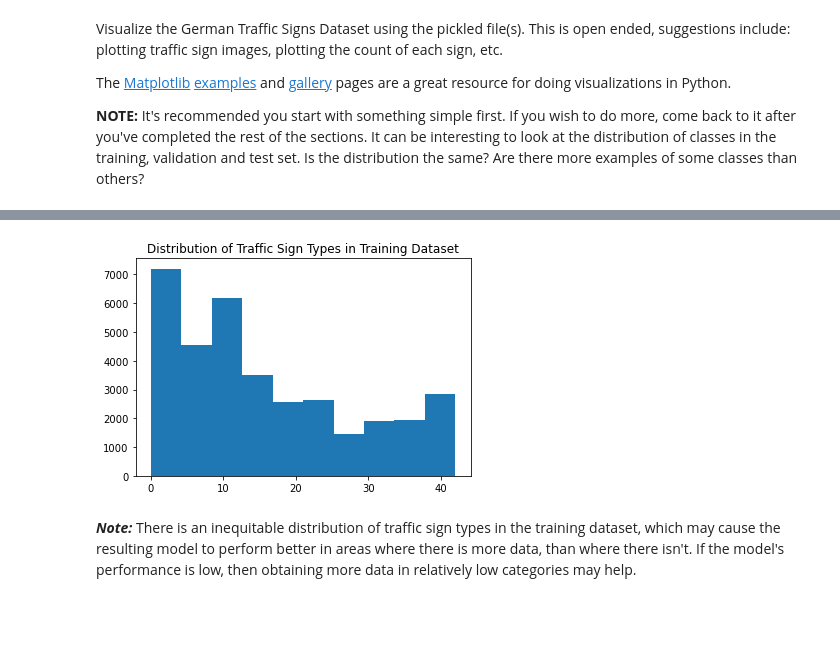
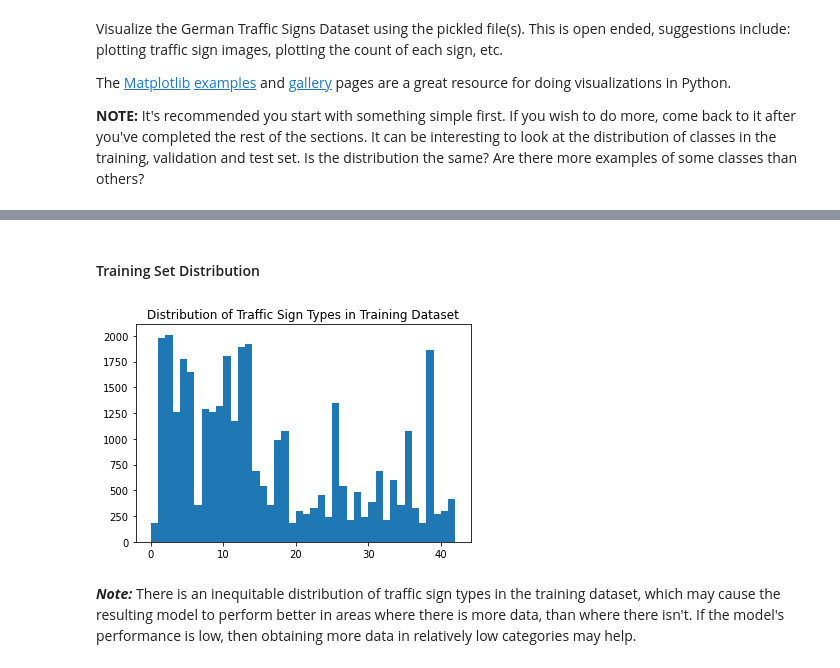
Before and after one commit to rezarajan/sdc-traffic-sign-classifier, a Jupyter notebook: Traffic_Sign_Classifier.ipynb, the cells around one changed output, grey strips where cells are left out. Cells and saved outputs as stored; diff of their text form; code cells hidden in the pictures; blank space fills up the shorter version.

```diff
--- a/Traffic_Sign_Classifier.ipynb
+++ b/Traffic_Sign_Classifier.ipynb
@@ -112,8 +112,10 @@ print(y_train[index])
+# %% [markdown]
+#### Training Set Distribution
 # %%
-plt.hist(y_train)
+plt.hist(y_train, bins=np.arange(0, n_classes))
 plt.title('Distribution of Traffic Sign Types in Training Dataset');
 # %% [output]
-[figure, old version]
+[figure, new version]
 # %% [markdown]
 **_Note:_** There is an inequitable distribution of traffic sign types in the training dataset, which may cause the resulting model to perform better in areas where there is more data, than where there isn't. If the model's performance is low, then obtaining more data in relatively low categories may help.
 # %% [markdown]
```
Also changed, not shown: parts of 10 cells of this notebook.
